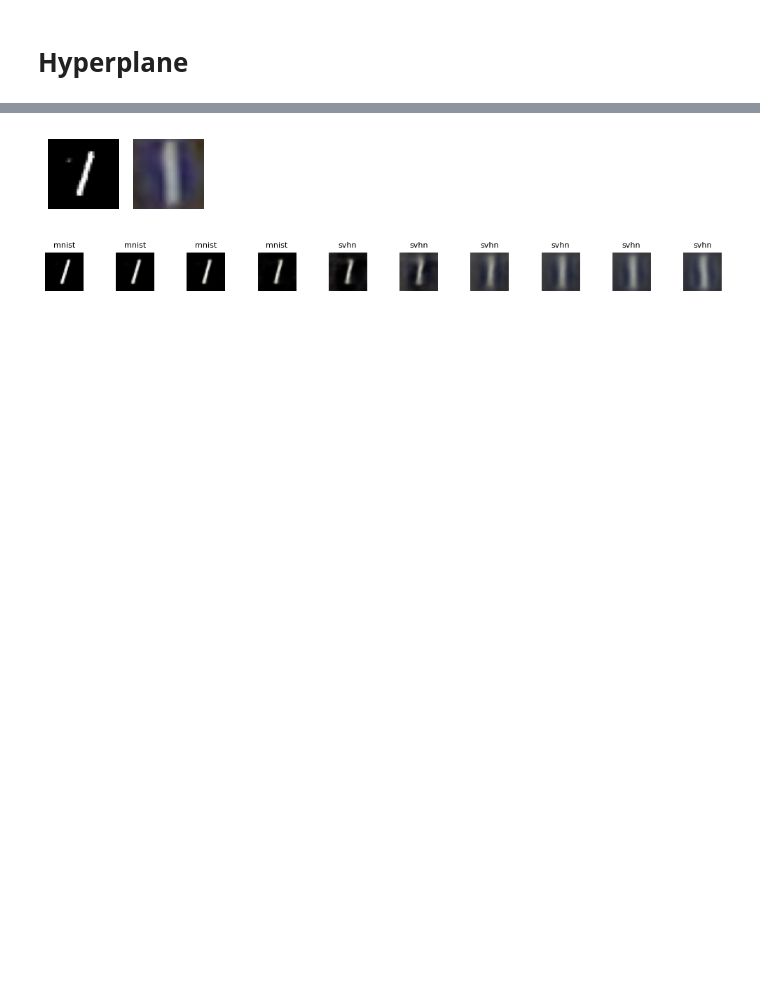
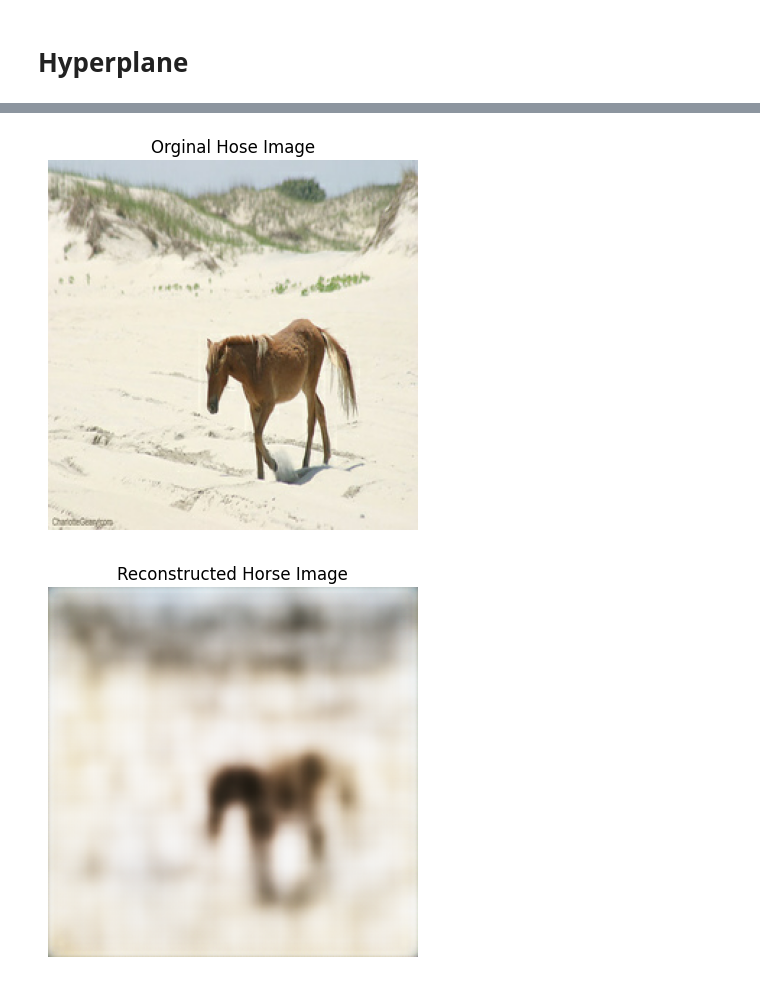
Before and after one commit to kaushithamsilva/horse2zebra, a Jupyter notebook: code/di-vae-analysis.ipynb, the cells around one changed output, grey strips where cells are left out. Drawn from its saved outputs; the diff is of its cells as text; code cells hidden in the pictures; blank space fills up the shorter version.

Commit message:
synthesis experiments

```diff
--- a/code/di-vae-analysis.ipynb
+++ b/code/di-vae-analysis.ipynb
@@ -364,37 +79,34 @@ for i, sample in enumerate(interpolated_samples):
-# %%
-# interpolate between mnist and svhn of same class
-
-number = np.random.choice(range(10))
-mnist_index = np.random.choice(np.where(y_mnist == number)[0])
-
-
-svhn_index = np.random.choice(np.where(y_svhn == number)[0])
-
-mnist_sample = z_mnist[mnist_index]
-svhn_sample = z_target[svhn_index]
-
-# interpolate from z_mnist to z_svhn
-z_interpolated = np.array([mnist_sample + alpha * (svhn_sample - mnist_sample) for alpha in np.linspace(0, 1, num=10)])
-interpolated_samples = vae_model.decode(z_interpolated.reshape(-1, 128))
-
-# plot the original z_mnist and z_svhn in subplots
-plt.figure(figsize=(2, 2))
-plt.subplot(1, 2, 1)
-plt.imshow(x_mnist[mnist_index].reshape(32, 32, 3))
-plt.axis('off')
-plt.subplot(1, 2, 2)
-plt.imshow(x_svhn[svhn_index].reshape(32, 32, 3))
-plt.axis('off')
-plt.show()
-# Plot the interpolations
-plt.figure(figsize=(10, 10))
-for i, sample in enumerate(interpolated_samples):
-    plt.subplot(1, 10, i+1)
-    plt.tight_layout()
-    plt.title(f"{'svhn' if domain_preds[i] else 'mnist'}")
-    plt.imshow(sample.numpy().reshape(32, 32, 3))
-    plt.axis('off')
-plt.show()
-# %% [output]
-[figure, removed]
-[figure, removed]
+# %%
+import numpy as np
+
+x_batch, y_batch = horse_batch
+index = np.random.randint(0, len(x_batch), 1)[0]
+
+import matplotlib.pyplot as plt
+plt.figure()
+plt.axis('off')
+plt.title("Orginal Hose Image")
+plt.imshow(x_batch[index])
+
+# reconstruct the image using the VAE model
+reconstructed, _, _ = vae_model(x_batch[index:index+1])
+plt.figure()
+plt.axis('off')
+plt.title("Reconstructed Horse Image")
+plt.imshow(reconstructed.numpy().reshape(256, 256, 3))
+plt.show()
+
+# get the latent representation of the horse image
+_, _, z_horse = vae_model.encode(x_batch[index:index+1])
+z_zebra = domain_hyperplane.get_mirror_image(z_horse[0])
+
+# reconstruct the image using the VAE model
+reconstructed = vae_model.decode(z_zebra.numpy().reshape(1, -1))
+plt.figure()
+plt.axis('off')
+plt.title("Synthesized Zebra Image")
+plt.imshow(reconstructed.numpy().reshape(256, 256, 3))
+plt.show()
+# %% [output]
+[figure, added]
+[figure, added]
```
Also changed, not shown: parts of 15 cells of this notebook.
